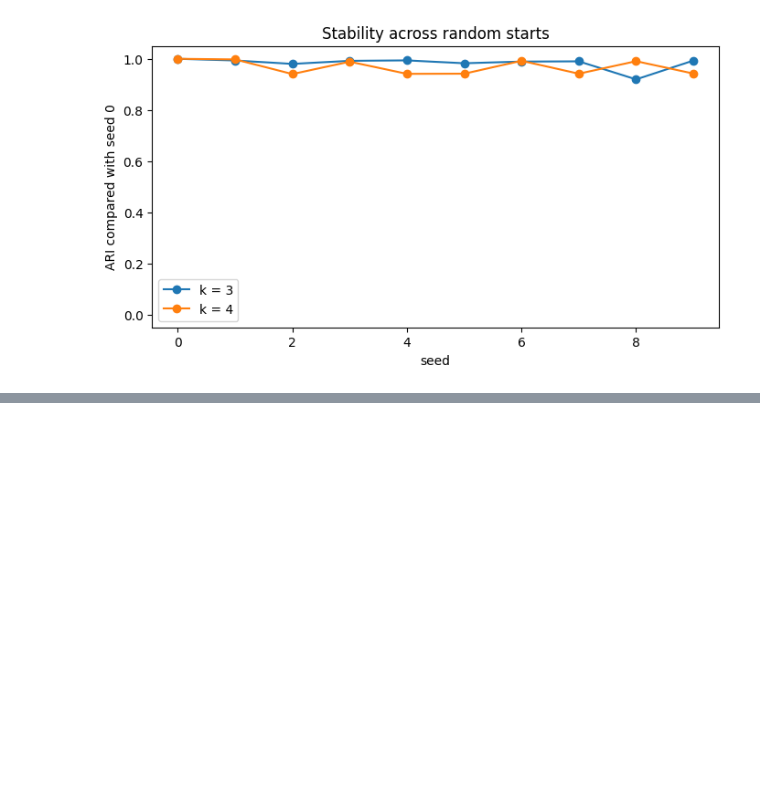
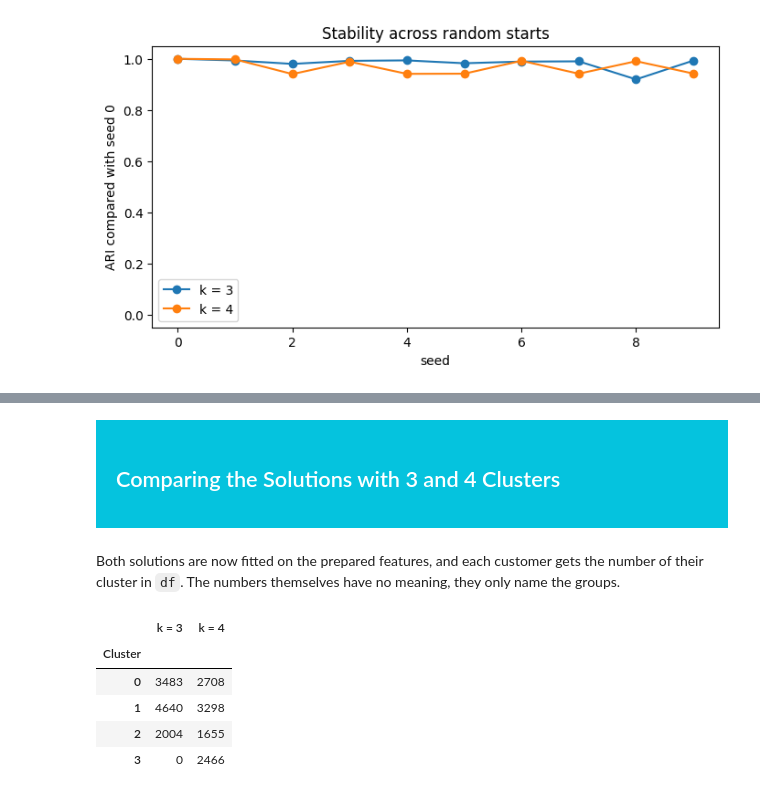
Before and after one commit to d3m1d0s/FoML_projects, a Jupyter notebook: project_1/bankchurners_eda_clustering.ipynb, the cells around one changed output, grey strips where cells are left out. Saved outputs shown, nothing was run; the diff lists cells and outputs as text; code cells hidden in the pictures; blank space fills up the shorter version.

```diff
--- a/project_1/bankchurners_eda_clustering.ipynb
+++ b/project_1/bankchurners_eda_clustering.ipynb
@@ -1376,0 +1378,22 @@ plt.show()
+# %% [markdown]
+<div style="background-color: #05c3de; padding: 20px;">
+    <h2><font color='white'> Comparing the Solutions with 3 and 4 Clusters </font></h2>
+</div>
+# %% [markdown]
+Both solutions are now fitted on the prepared features, and each customer gets the number of their cluster in `df`. The numbers themselves have no meaning, they only name the groups.
+# %%
+final_models = {k: KMeans(n_clusters=k, n_init=10, random_state=42).fit(X) for k in [3, 4]}
+
+for k, model in final_models.items():
+    df[f"Cluster_k{k}"] = model.labels_
+
+cluster_sizes = pd.DataFrame({f"k = {k}": df[f"Cluster_k{k}"].value_counts().sort_index() for k in [3, 4]})
+cluster_sizes.index.name = "Cluster"
+display(cluster_sizes.fillna(0).astype(int))
+# %% [output]
+|  | k = 3 | k = 4 |
+| Cluster |  |  |
+| 0 | 3483 | 2708 |
+| 1 | 4640 | 3298 |
+| 2 | 2004 | 1655 |
+| 3 | 0 | 2466 |
```
Also changed, not shown: parts of 11 cells of this notebook.
